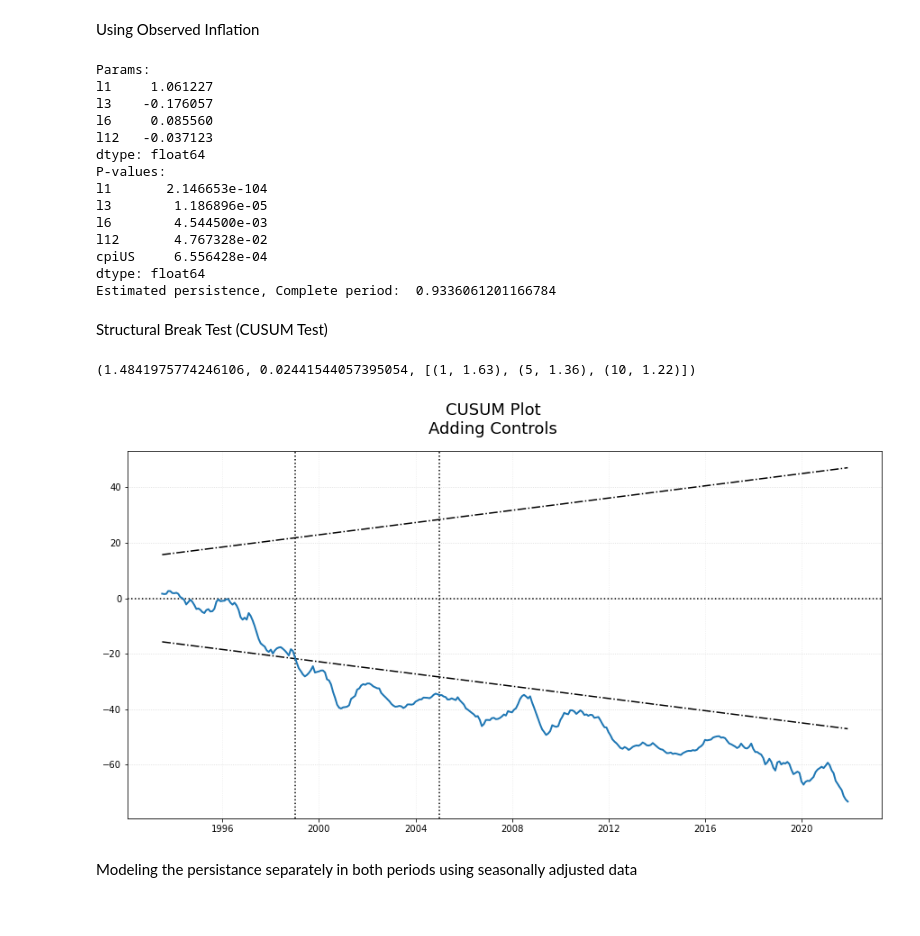
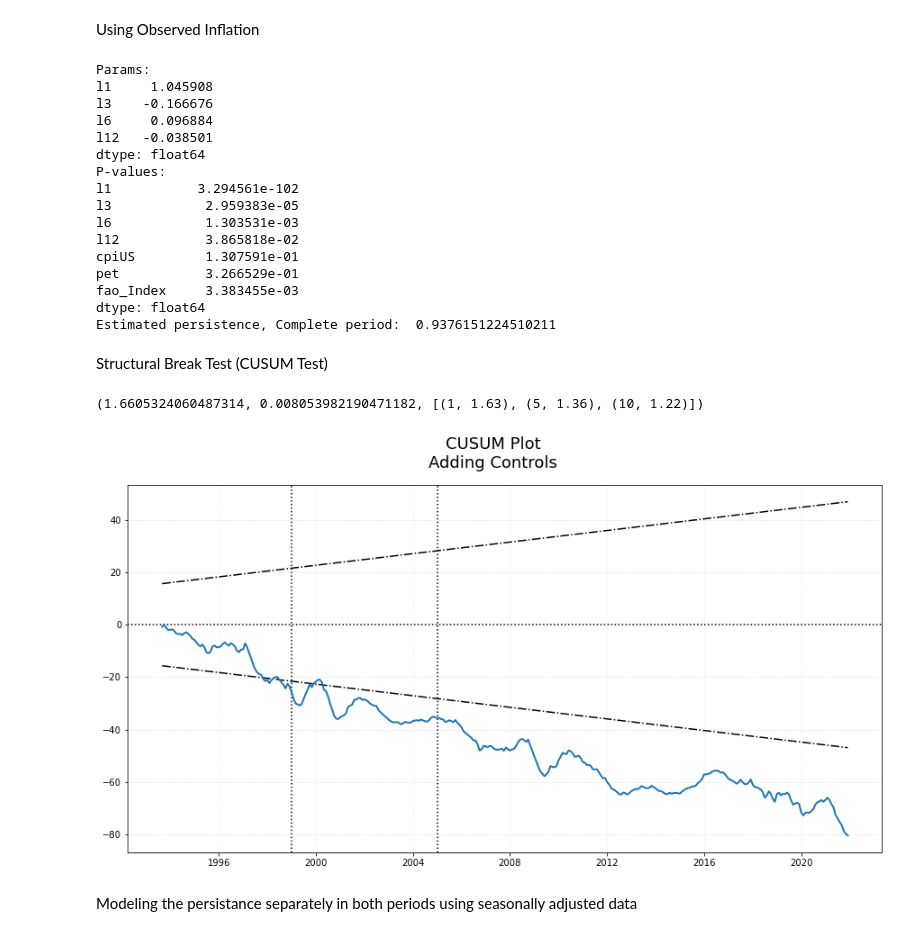
Before and after one commit to Marianojgm86/GARCH-CODES, a Jupyter notebook: 02_persistance_models.ipynb, the cells around one changed output. Drawn from its saved outputs; the diff is of its cells as text; code cells hidden in the pictures.

```diff
--- a/02_persistance_models.ipynb
+++ b/02_persistance_models.ipynb
@@ -44,9 +44,19 @@ fred = Fred(api_key='ca6ea25f72db47e2d070a76b7e9e639b')
 CorePCE = fred.get_series('PCEPILFE')
 PCE = fred.get_series('PCEPI')
 CpiUS = fred.get_series('CPIAUCSL')
+Pet = fred.get_series('WTISPLC')
+
 inf1['pce'] = PCE.pct_change(12)*100
 inf1['core_pce'] = CorePCE.pct_change(12)*100
 inf1['cpiUS'] = CpiUS.pct_change(12)*100
+inf1['pet'] = Pet.pct_change(12)*100
+# %%
+food = pd.read_csv('data/13072022/Food_price_indices_data_jul825.csv', delimiter=';')
+food.index = pd.to_datetime(food.Date)#, format='%d/%m/%Y')
+food = food.drop("Date", axis = 1)
+inf1['fao_Index'] = food['fao_Index'].pct_change(12)*100
+# food.dropna(inplace=True)
+# food.head()
 # %%
 simdf = inf1.loc['1993-01-01':'2021-12-01']
 predf = simdf.loc['1992-01-01':'2004-12-01']
@@ -200,6 +212,7 @@ inf2 = pd.read_csv('data/inflation.csv', delimiter=';')
 inf2.index = pd.to_datetime(inf2.date, format='%d/%m/%Y')
 inf2 = inf2.drop("date", axis = 1)
 inf2['v_cpi'] = inf2['CPI'].pct_change(12)*100
+inf2['fao_Index'] = food['fao_Index'].pct_change(12)*100
 
 # IT regime dummy variable
 inf2['IT_reg'] = np.zeros(len(inf2))
@@ -207,6 +220,7 @@ inf2['IT_reg']['2005-01-01':] = 1
 inf2['pce'] = PCE.pct_change(12)*100
 inf2['core_pce'] = CorePCE.pct_change(12)*100
 inf2['cpiUS'] = CpiUS.pct_change(12)*100
+inf2['pet'] = Pet.pct_change(12)*100
 
 # lag creation
 inf2["l1"] = inf2['v_cpi'].shift()
@@ -442,7 +462,7 @@ plt.show()
 Using Observed Inflation
 # %%
 # Whole Period
-mod1_1BC = smf.ols(formula='v_cpi ~ l1 + l3 + l6 + l12 + cpiUS', data=simdf2).fit()
+mod1_1BC = smf.ols(formula='v_cpi ~ l1 + l3 + l6 + l12 + cpiUS + pet + fao_Index', data=simdf2).fit()
 print('Params:')
 print(mod1_1BC.params[1:5])
 print('P-values:')
@@ -450,19 +470,21 @@ print(mod1_1BC.pvalues[1:])
 print('Estimated persistence, Complete period: ',mod1_1BC.params[1:5].sum())
 # %% [output]
 Params:
-l1     1.061227
-l3    -0.176057
-l6     0.085560
-l12   -0.037123
+l1     1.045908
+l3    -0.166676
+l6     0.096884
+l12   -0.038501
 dtype: float64
 P-values:
-l1       2.146653e-104
-l3        1.186896e-05
-l6        4.544500e-03
-l12       4.767328e-02
-cpiUS     6.556428e-04
+l1           3.294561e-102
+l3            2.959383e-05
+l6            1.303531e-03
+l12           3.865818e-02
+cpiUS         1.307591e-01
+pet           3.266529e-01
+fao_Index     3.383455e-03
 dtype: float64
-Estimated persistence, Complete period:  0.9336061201166784
+Estimated persistence, Complete period:  0.9376151224510211
 # %% [markdown]
 Structural Break Test (CUSUM Test)
 # %%
@@ -473,22 +495,22 @@ recres1BC = recursive_olsresiduals(mod1_1BC, alpha=0.90)
 breaks_cusumolsresid(mod1_1BC.resid)
 # We reject the null hypothesis of no structural change.
 # %% [output]
-(1.4841975774246106, 0.02441544057395054, [(1, 1.63), (5, 1.36), (10, 1.22)])
+(1.6605324060487314, 0.008053982190471182, [(1, 1.63), (5, 1.36), (10, 1.22)])
 # %%
 # CUSUM plot
 plt.figure(figsize=(15,7.5))
-plt.plot(pd.Series(recres1BC[6][1],index=simdf2.index[6:]),color='black', linestyle='-.')
-plt.plot(pd.Series(recres1BC[6][0],index=simdf2.index[6:]),color='black', linestyle='-.')
+plt.plot(pd.Series(recres1BC[6][1],index=simdf2.index[8:]),color='black', linestyle='-.')
+plt.plot(pd.Series(recres1BC[6][0],index=simdf2.index[8:]),color='black', linestyle='-.')
 plt.axhline(y=0, color='black', linestyle=':')
 plt.axvline(x=pd.to_datetime('2005-01-01'), color='black', linestyle=':')
 plt.axvline(x=pd.to_datetime('1999-01-01'), color='black', linestyle=':')
-plt.plot(pd.Series(recres1BC[5][1:],index=simdf2.index[6:]), linewidth=2)
+plt.plot(pd.Series(recres1BC[5][1:],index=simdf2.index[8:]), linewidth=2)
 plt.suptitle('CUSUM Plot\nAdding Controls', fontsize=18)
 plt.grid(axis='y', alpha=0.5, linestyle=':')
 plt.grid(axis='x', alpha=0.25, linestyle=':')
 plt.show()
 # %% [output]
-[figure, old version]
+[figure, new version]
 # %% [markdown]
 Modeling the persistance separately in both periods using seasonally adjusted data
 # %% [markdown]
```
Also changed, not shown: parts of 14 cells of this notebook, 5 other files.
